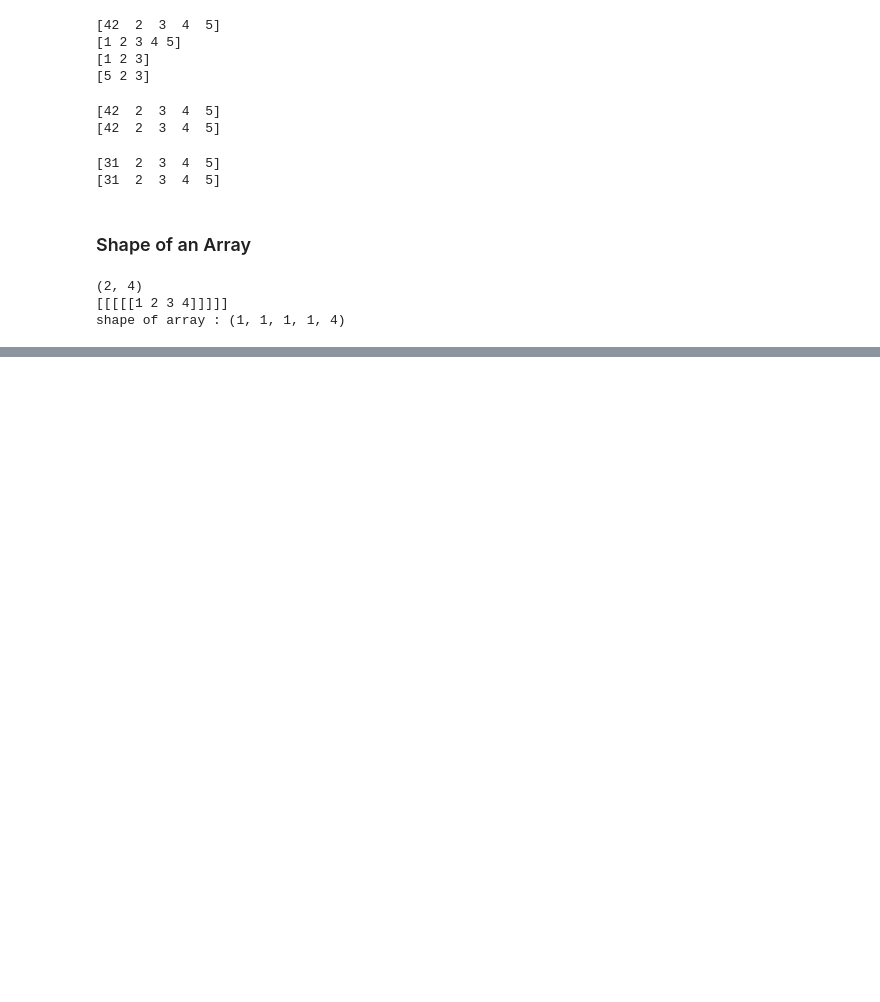
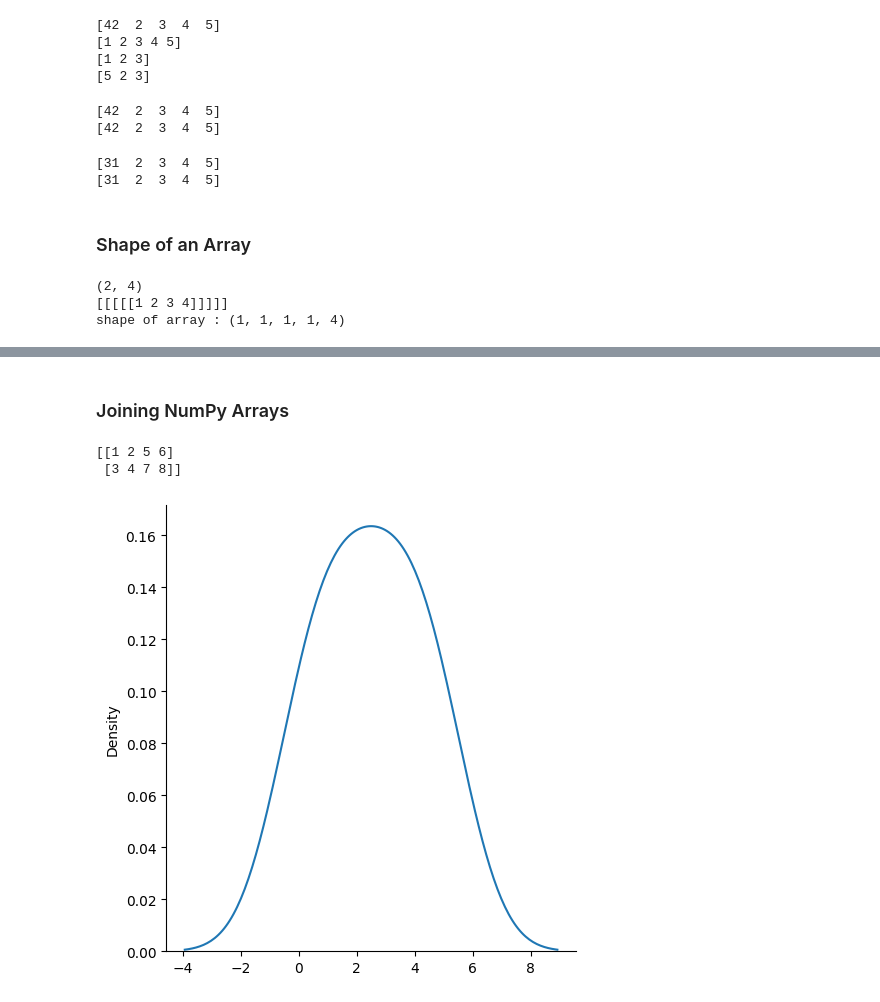
Before and after one commit to zalish-shawon/py_notebooks, a Jupyter notebook: numPy_practice.ipynb, the cells around one changed output, grey strips where cells are left out. Cells and saved outputs as stored; diff of their text form; code cells hidden in the pictures; blank space fills up the shorter version.

```diff
--- a/numPy_practice.ipynb
+++ b/numPy_practice.ipynb
@@ -141,0 +168,24 @@ shape of array : (1, 1, 1, 1, 4)
+# %% [markdown]
+### Joining NumPy Arrays
+# %%
+import numpy as np
+
+arr1 = np.array([[1, 2], [3, 4]])
+
+arr2 = np.array([[5, 6], [7, 8]])
+
+arr = np.concatenate((arr1, arr2), axis=1)
+
+print(arr)
+# %% [output]
+[[1 2 5 6]
+ [3 4 7 8]]
+# %%
+import matplotlib.pyplot as plt
+import seaborn as sns
+
+sns.displot([0, 1, 2, 3, 4, 5], kind="kde")
+
+plt.show()
+# %% [output]
+[figure, added]
```
Also changed, not shown: parts of 4 cells of this notebook.
